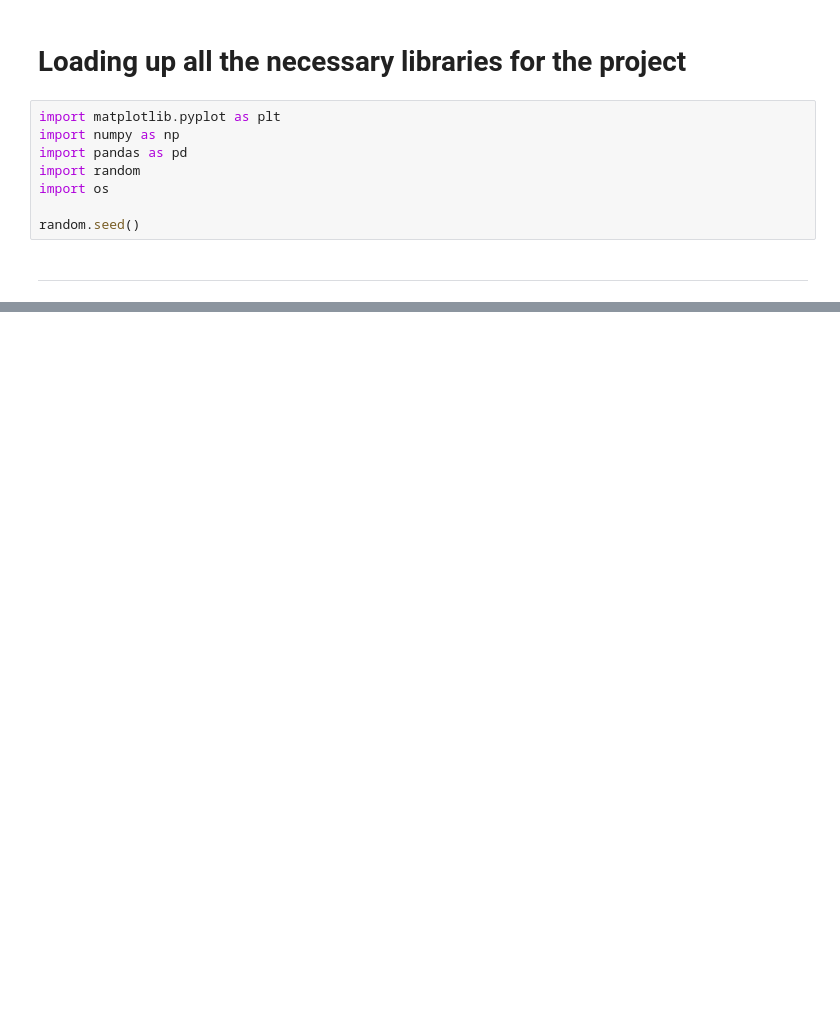
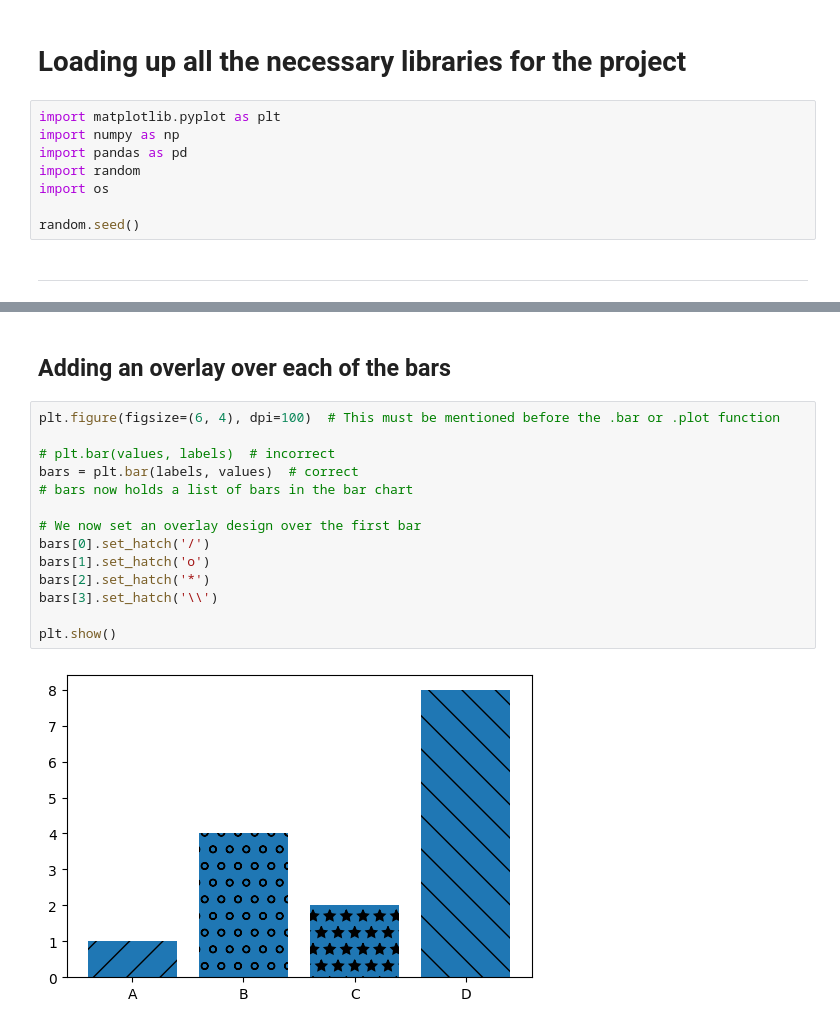
Before and after one commit to rishitc/Matplotlib-Mini-Projects, a Jupyter notebook: Learning Matplotlib Features - Bar Graphs.ipynb, the cells around one changed output, grey strips where cells are left out. Drawn from its saved outputs; the diff is of its cells as text; blank space fills up the shorter version.

```diff
--- a/Learning Matplotlib Features - Bar Graphs.ipynb
+++ b/Learning Matplotlib Features - Bar Graphs.ipynb
@@ -25,0 +40,18 @@ plt.show()
+# %% [markdown]
+## Adding an overlay over each of the bars
+# %%
+plt.figure(figsize=(6, 4), dpi=100)  # This must be mentioned before the .bar or .plot function
+
+# plt.bar(values, labels)  # incorrect
+bars = plt.bar(labels, values)  # correct
+# bars now holds a list of bars in the bar chart
+
+# We now set an overlay design over the first bar
+bars[0].set_hatch('/')
+bars[1].set_hatch('o')
+bars[2].set_hatch('*')
+bars[3].set_hatch('\\')
+
+plt.show()
+# %% [output]
+[figure, added]
```
Also changed, not shown: parts of 10 cells of this notebook.
